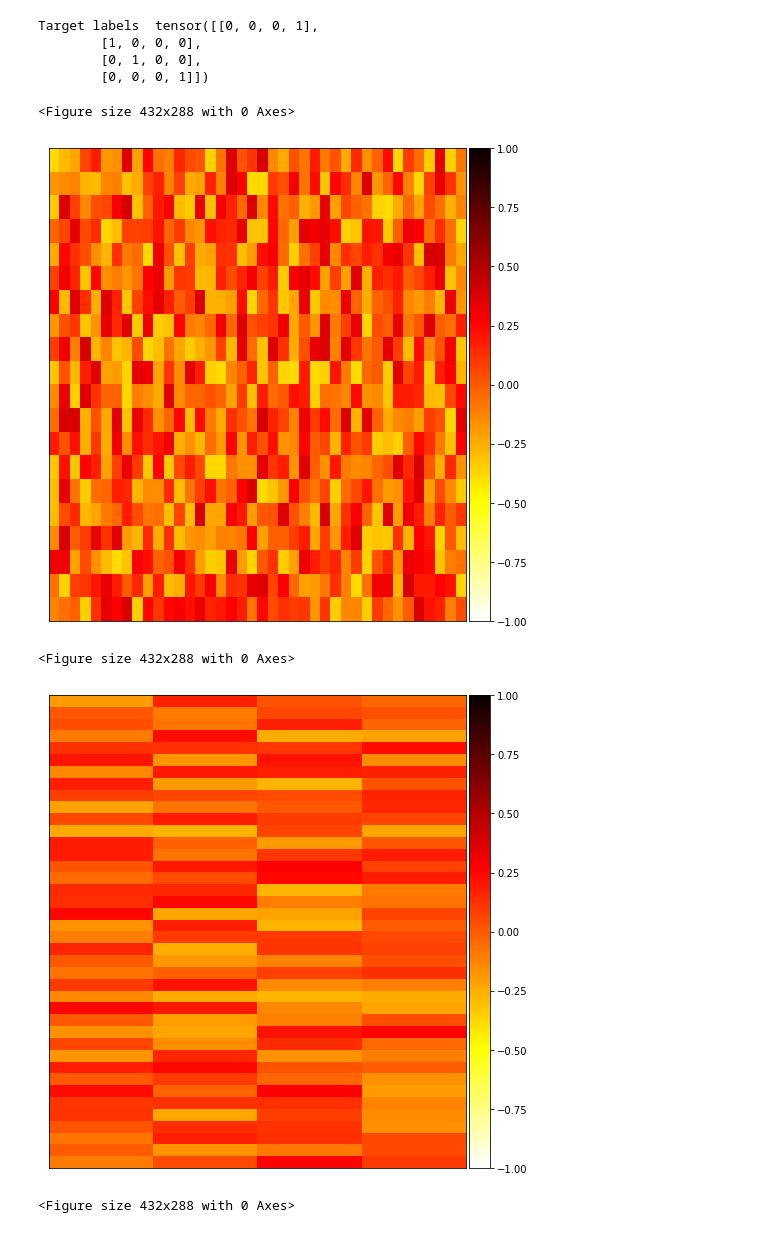
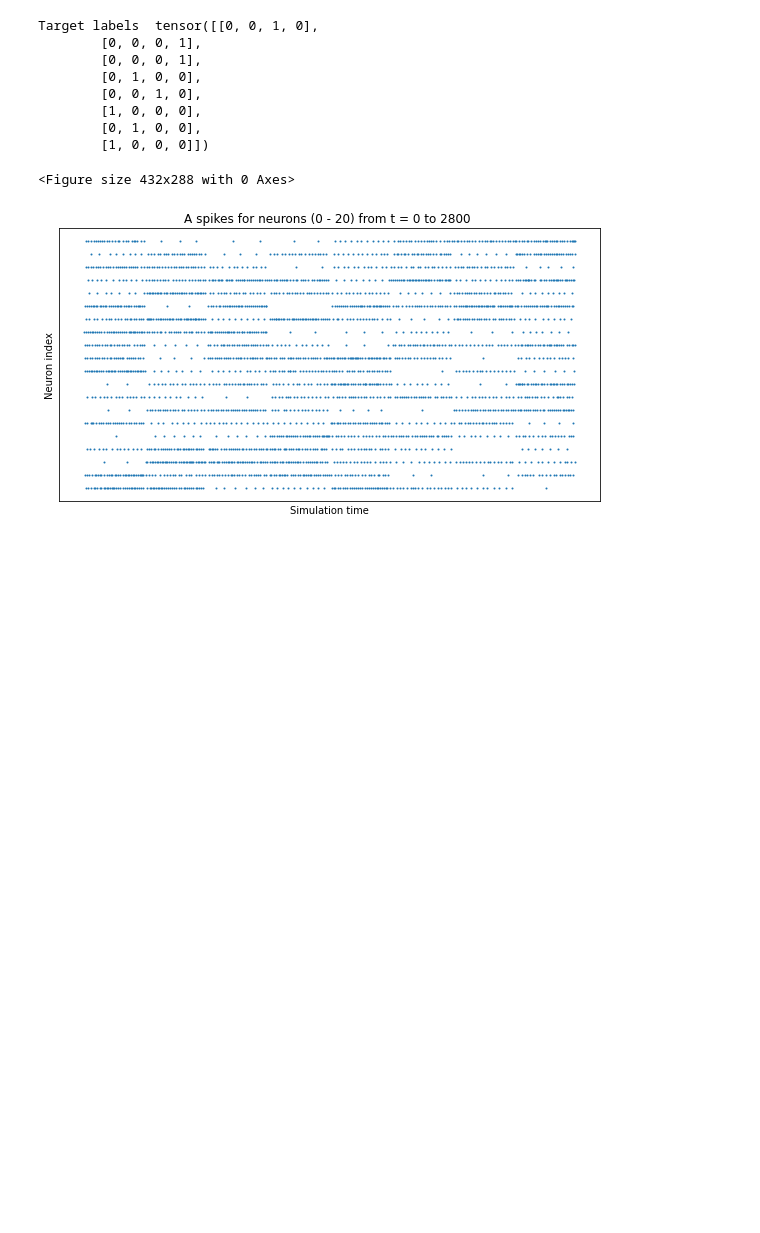
Before and after one commit to aravsi77/spiking_neural_network_thesis, a Jupyter notebook: test_bindsnet_simulation.ipynb, the cells around one changed output. Saved outputs shown, nothing was run; the diff lists cells and outputs as text; code cells hidden in the pictures; blank space fills up the shorter version.

```diff
--- a/test_bindsnet_simulation.ipynb
+++ b/test_bindsnet_simulation.ipynb
@@ -451,46 +341,36 @@ tensor([0.7960, 1.1629, 1.1138, 0.7244])
 # %%
 #create input spike data, where each spike is distributed according bernoulli
-#input_data = torch.bernoulli(0.1 * torch.ones(time, source_layer.n)).byte()
-#inputs = {"A":input_data}
 
-#input_rates = spike_rate * torch.rand(source_layer.n)  # Generate random Poisson rates for N input neurons.
-#input_data= encoding.poisson(datum=input_rates, time=time * batch)  # Encode input as time ms Poisson spike trains.
-#inputs = {"A":input_data}
-
-spike_rate = 250 #maximum spike rate in hz
+spike_rate = 100 #maximum spike rate in hz
 input_data = torch.zeros(time * batch , nodes[0])
 for j in range(batch):
     input_rates = spike_rate * torch.rand(source_layer.n)
     input_data[j*time:(j*time)+time,:]= encoding.poisson(datum=input_rates, time=time)
 
 inputs = {"A":input_data}
-
 
 vary = torch.randint(low=0,high=target_layer.n,size=[batch])
 if batch == 1:
     y = torch.tensor([0, 1, 0, 0],dtype=torch.uint8) #target label
 else:
     y = torch.nn.functional.one_hot(vary)
 
 print("Target labels ",y)
 
 #plot the input train spike
 
 plt.ioff()
 plt.figure()
 plot_spikes(inputs)
 plt.show()
-plt.figure()
-plot_weights(forward_connection1.w,wmin=-1,figsize=[7,7])
-plt.figure()
-plot_weights(forward_connection2.w,wmin=-1,figsize=[7,7])
 # %% [output]
-Target labels  tensor([[0, 0, 0, 1],
+Target labels  tensor([[0, 0, 1, 0],
+        [0, 0, 0, 1],
+        [0, 0, 0, 1],
+        [0, 1, 0, 0],
+        [0, 0, 1, 0],
         [1, 0, 0, 0],
         [0, 1, 0, 0],
-        [0, 0, 0, 1]])
+        [1, 0, 0, 0]])
 <Figure size 432x288 with 0 Axes>
-[figure, old version]
+[figure, new version]
-<Figure size 432x288 with 0 Axes>
-[figure, removed]
-<Figure size 432x288 with 0 Axes>
```
Also changed, not shown: parts of 16 cells of this notebook.
